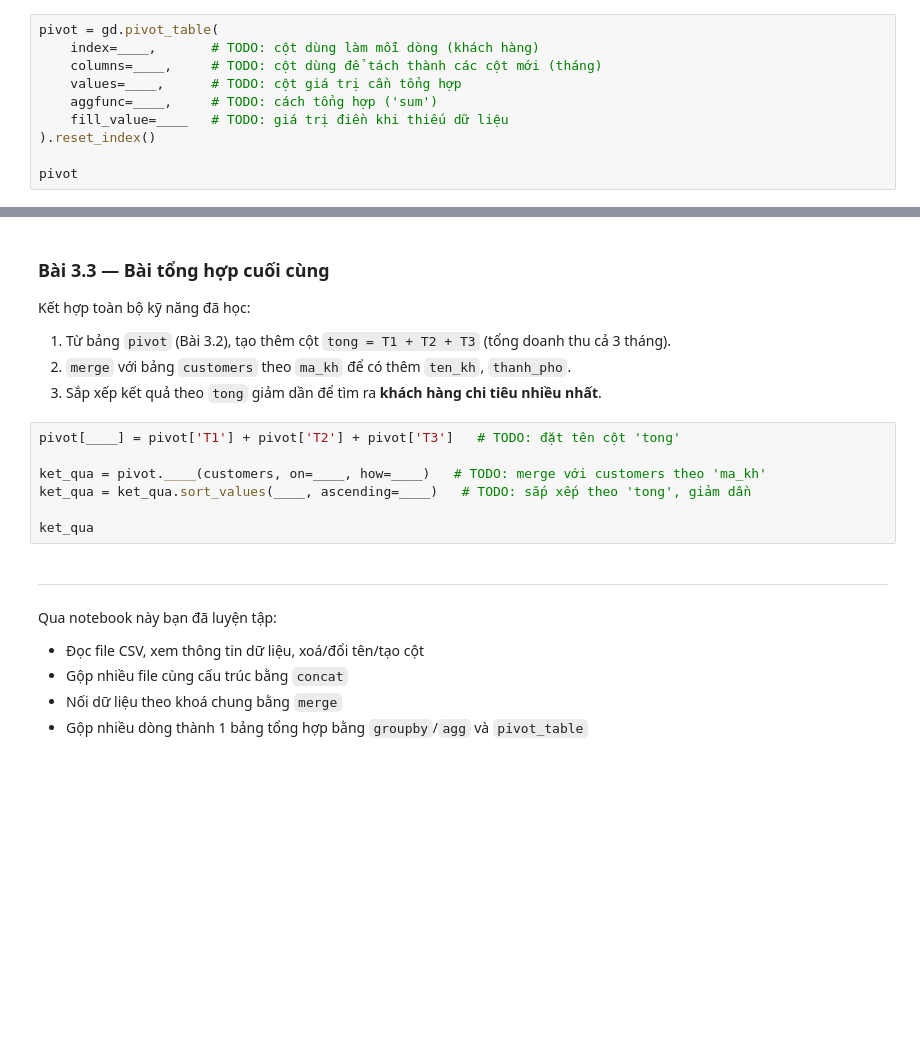
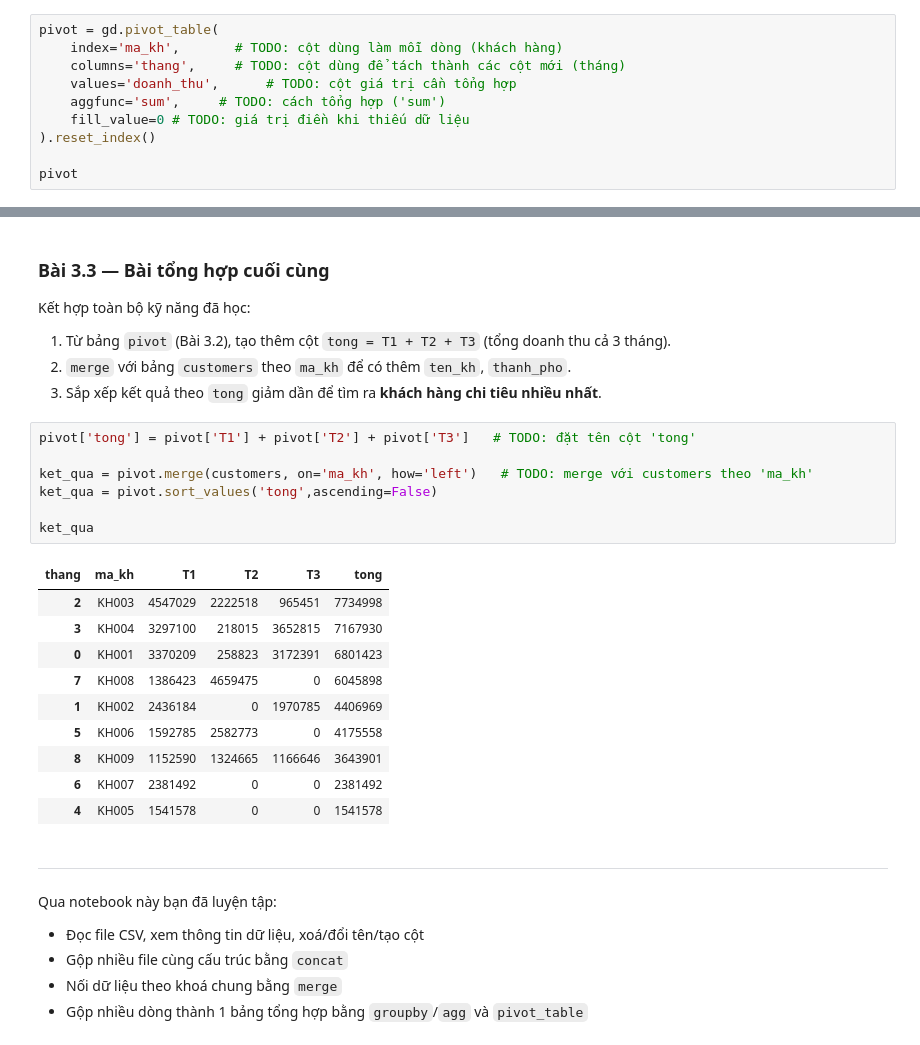
Before and after one commit to chikg45/Du-lieu-va-AI, a Jupyter notebook: Prac-01/Prac-01/ReadFile.ipynb, the cells around one changed output, grey strips where cells are left out. Saved outputs shown, nothing was run; the diff lists cells and outputs as text; blank space fills up the shorter version.

```diff
--- a/Prac-01/Prac-01/ReadFile.ipynb
+++ b/Prac-01/Prac-01/ReadFile.ipynb
@@ -168,11 +250,11 @@ Yêu cầu: dùng `.pivot_table()` để tạo bảng mới trong đó:
 - nếu khách hàng không có giao dịch trong tháng nào đó thì điền `0` (dùng `fill_value=0`)
 # %%
 pivot = gd.pivot_table(
-    index=____,       # TODO: cột dùng làm mỗi dòng (khách hàng)
-    columns=____,     # TODO: cột dùng để tách thành các cột mới (tháng)
-    values=____,      # TODO: cột giá trị cần tổng hợp
-    aggfunc=____,     # TODO: cách tổng hợp ('sum')
-    fill_value=____   # TODO: giá trị điền khi thiếu dữ liệu
+    index='ma_kh',       # TODO: cột dùng làm mỗi dòng (khách hàng)
+    columns='thang',     # TODO: cột dùng để tách thành các cột mới (tháng)
+    values='doanh_thu',      # TODO: cột giá trị cần tổng hợp
+    aggfunc='sum',     # TODO: cách tổng hợp ('sum')
+    fill_value=0 # TODO: giá trị điền khi thiếu dữ liệu
 ).reset_index()
 
 pivot
@@ -183,12 +276,23 @@ Kết hợp toàn bộ kỹ năng đã học:
 2. `merge` với bảng `customers` theo `ma_kh` để có thêm `ten_kh`, `thanh_pho`.
 3. Sắp xếp kết quả theo `tong` giảm dần để tìm ra **khách hàng chi tiêu nhiều nhất**.
 # %%
-pivot[____] = pivot['T1'] + pivot['T2'] + pivot['T3']   # TODO: đặt tên cột 'tong'
+pivot['tong'] = pivot['T1'] + pivot['T2'] + pivot['T3']   # TODO: đặt tên cột 'tong'
 
-ket_qua = pivot.____(customers, on=____, how=____)   # TODO: merge với customers theo 'ma_kh'
-ket_qua = ket_qua.sort_values(____, ascending=____)   # TODO: sắp xếp theo 'tong', giảm dần
+ket_qua = pivot.merge(customers, on='ma_kh', how='left')   # TODO: merge với customers theo 'ma_kh'
+ket_qua = pivot.sort_values('tong',ascending=False)
 
 ket_qua
+# %% [output]
+| thang | ma_kh | T1 | T2 | T3 | tong |
+| 2 | KH003 | 4547029 | 2222518 | 965451 | 7734998 |
+| 3 | KH004 | 3297100 | 218015 | 3652815 | 7167930 |
+| 0 | KH001 | 3370209 | 258823 | 3172391 | 6801423 |
+| 7 | KH008 | 1386423 | 4659475 | 0 | 6045898 |
+| 1 | KH002 | 2436184 | 0 | 1970785 | 4406969 |
+| 5 | KH006 | 1592785 | 2582773 | 0 | 4175558 |
+| 8 | KH009 | 1152590 | 1324665 | 1166646 | 3643901 |
+| 6 | KH007 | 2381492 | 0 | 0 | 2381492 |
+| 4 | KH005 | 1541578 | 0 | 0 | 1541578 |
 # %% [markdown]
 ---
 Qua notebook này bạn đã luyện tập:
```
Also changed, not shown: parts of 10 cells of this notebook, 8 other files.
